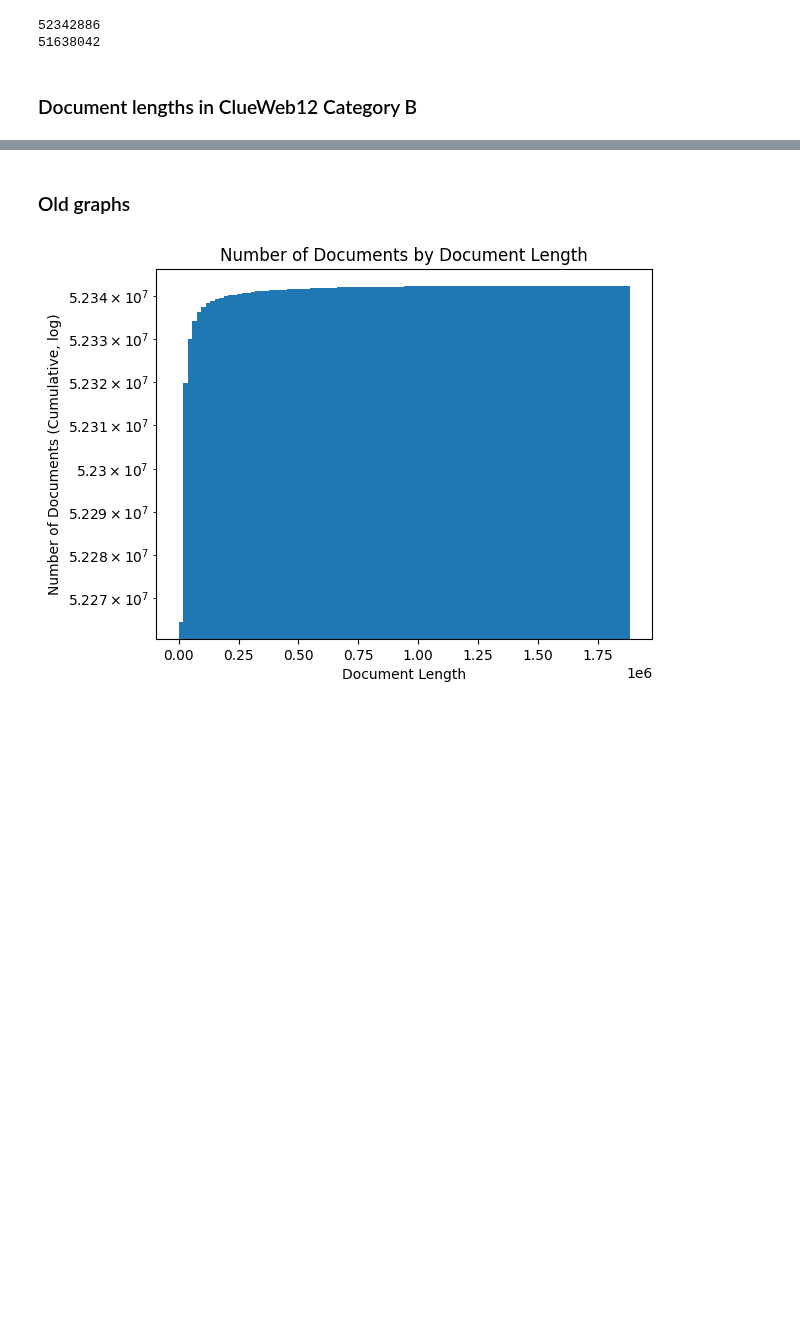
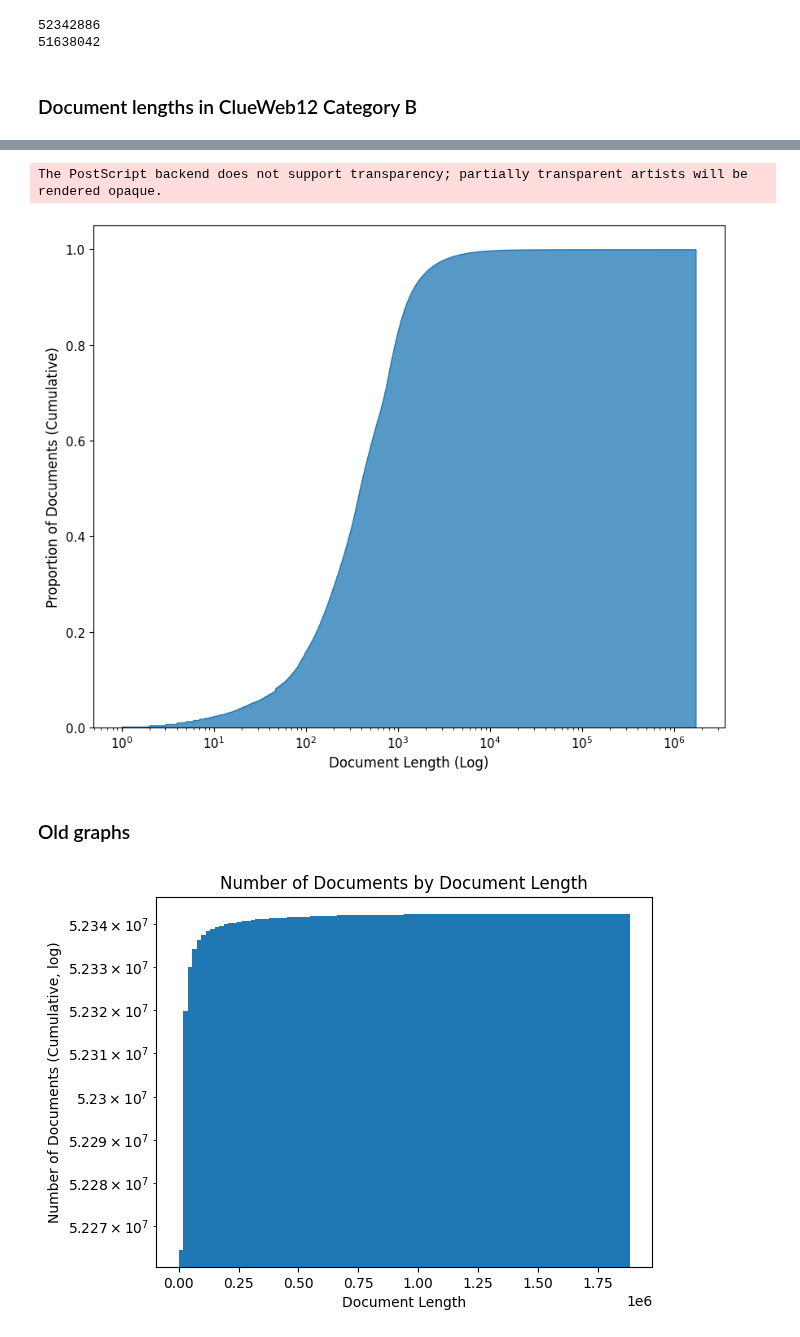
Before and after one commit to Axiomatic314/Stemming, a Jupyter notebook: ClueWeb/documentLength.ipynb, the cells around one changed output, grey strips where cells are left out. Cells and saved outputs as stored; diff of their text form; code cells hidden in the pictures; blank space fills up the shorter version.

Commit message:
changed figure formats to save as eps

```diff
--- a/ClueWeb/documentLength.ipynb
+++ b/ClueWeb/documentLength.ipynb
@@ -71,4 +75,23 @@ plt.show()
 [figure]
+# %%
+# plt.figure(figsize=(10,8))
+# sns.histplot(docLengthsWith, x="length", stat="proportion", cumulative=True, log_scale=True)
+# plt.xlabel("Document Length (Log)")
+# plt.ylabel("Proportion of Documents (Cumulative)")
+# # plt.title("Cumulative Proportion of Documents by Document Length (Original)")
+# plt.show()
+#---------------------------------------------------------------------------------------------
+plt.figure(figsize=(10,8))
+# sns.ecdfplot(docLengthsWithout,x="length", stat="proportion", log_scale=True)
+sns.histplot(docLengthsWithout, x="length", stat="proportion", cumulative=True, log_scale=True, element="poly")
+plt.xlabel("Document Length (Log)")
+plt.ylabel("Proportion of Documents (Cumulative)")
+# plt.title("Cumulative Proportion of Documents by Document Length (Cleaned)")
+plt.savefig(f"{fig_dir}/figure7.eps",dpi=1200,bbox_inches='tight')
+plt.show()
+# %% [output]
+The PostScript backend does not support transparency; partially transparent artists will be rendered opaque.
+[figure, added]
 # %% [markdown]
 ### Old graphs
 # %%
```
Also changed, not shown: parts of 2 cells of this notebook, 6 other files.
